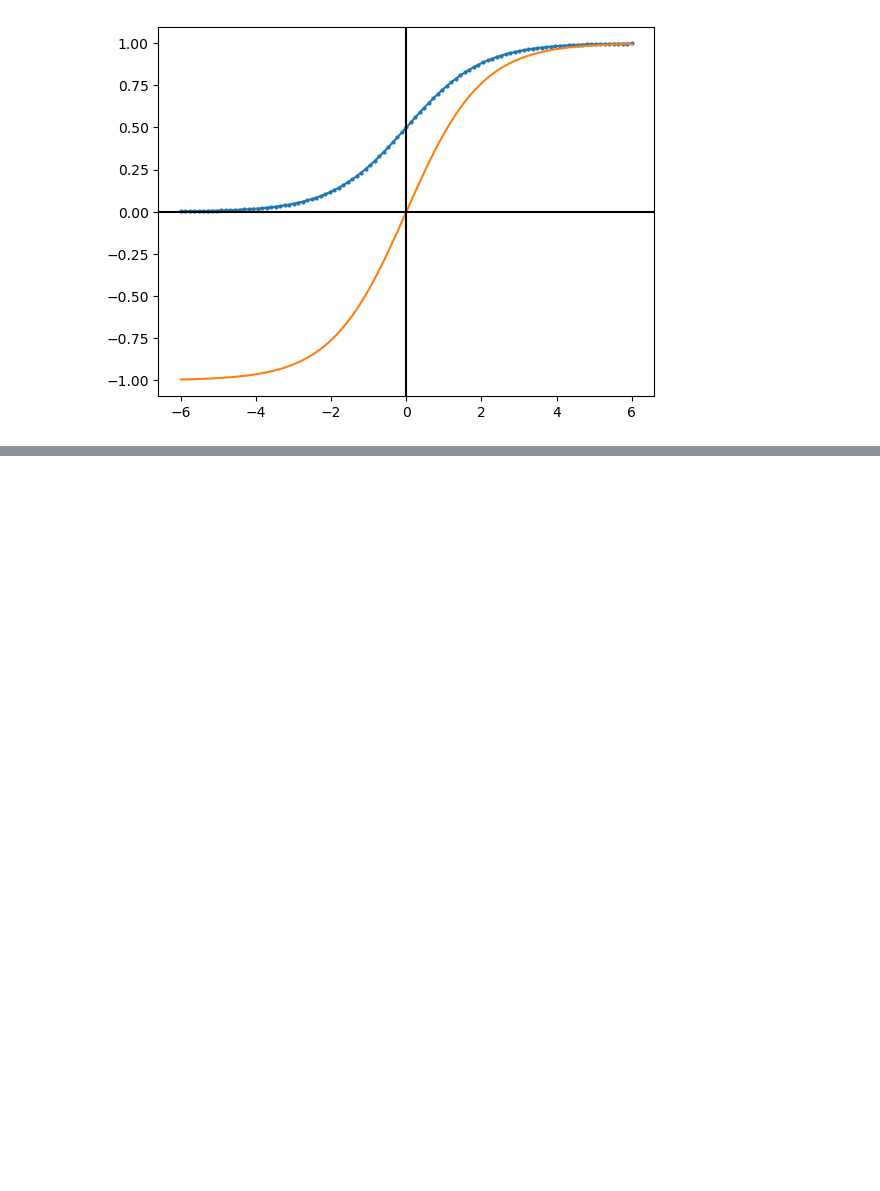
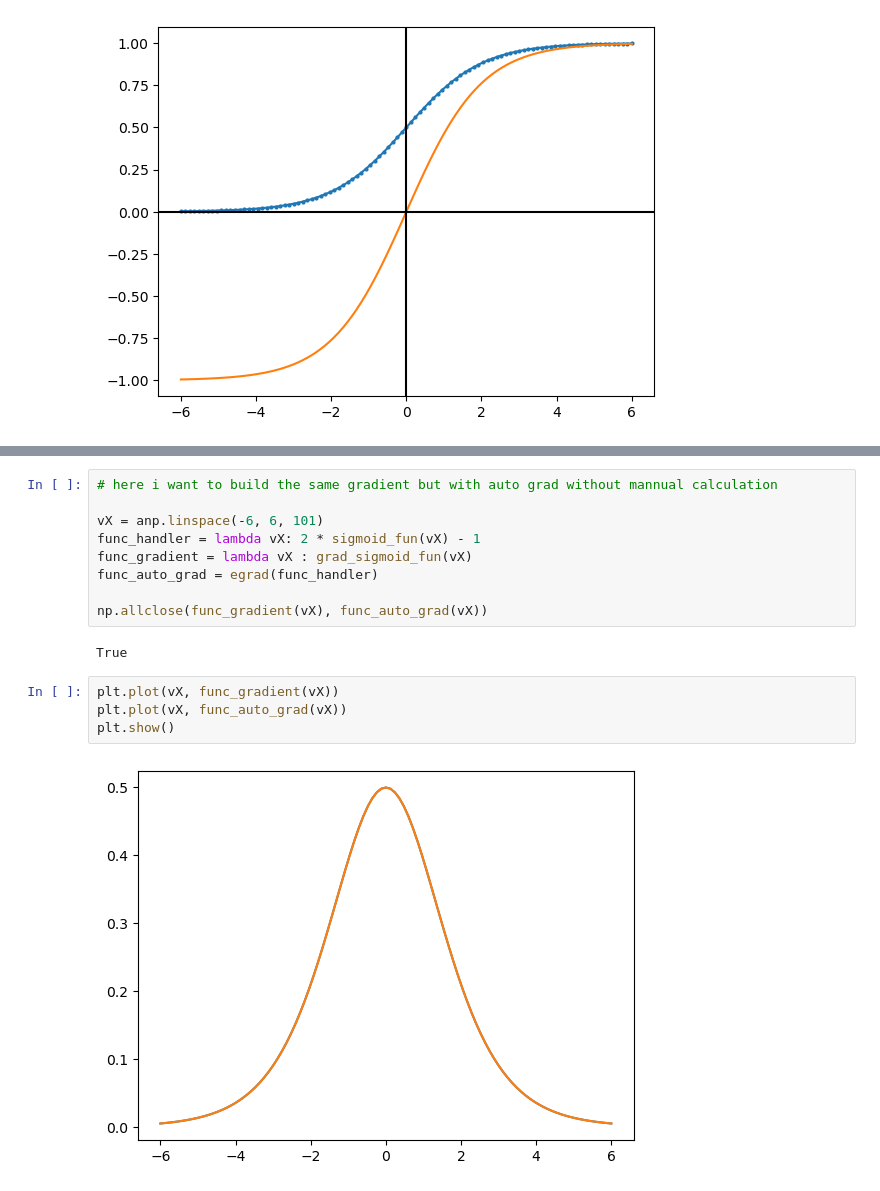
Before and after one commit to kiriyevskykiril/ai-program-2026, a Jupyter notebook: practice/Feb_27_prctice.ipynb, the cells around one changed output, grey strips where cells are left out. Drawn from its saved outputs; the diff is of its cells as text; blank space fills up the shorter version.

```diff
--- a/practice/Feb_27_prctice.ipynb
+++ b/practice/Feb_27_prctice.ipynb
@@ -13,0 +52,17 @@ plt.show()
+# %%
+# here i want to build the same gradient but with auto grad without mannual calculation
+
+vX = anp.linspace(-6, 6, 101)
+func_handler = lambda vX: 2 * sigmoid_fun(vX) - 1
+func_gradient = lambda vX : grad_sigmoid_fun(vX)
+func_auto_grad = egrad(func_handler)
+
+np.allclose(func_gradient(vX), func_auto_grad(vX))
+# %% [output]
+True
+# %%
+plt.plot(vX, func_gradient(vX))
+plt.plot(vX, func_auto_grad(vX))
+plt.show()
+# %% [output]
+[figure, added]
```
Also changed, not shown: parts of 9 cells of this notebook, 4 other files.
